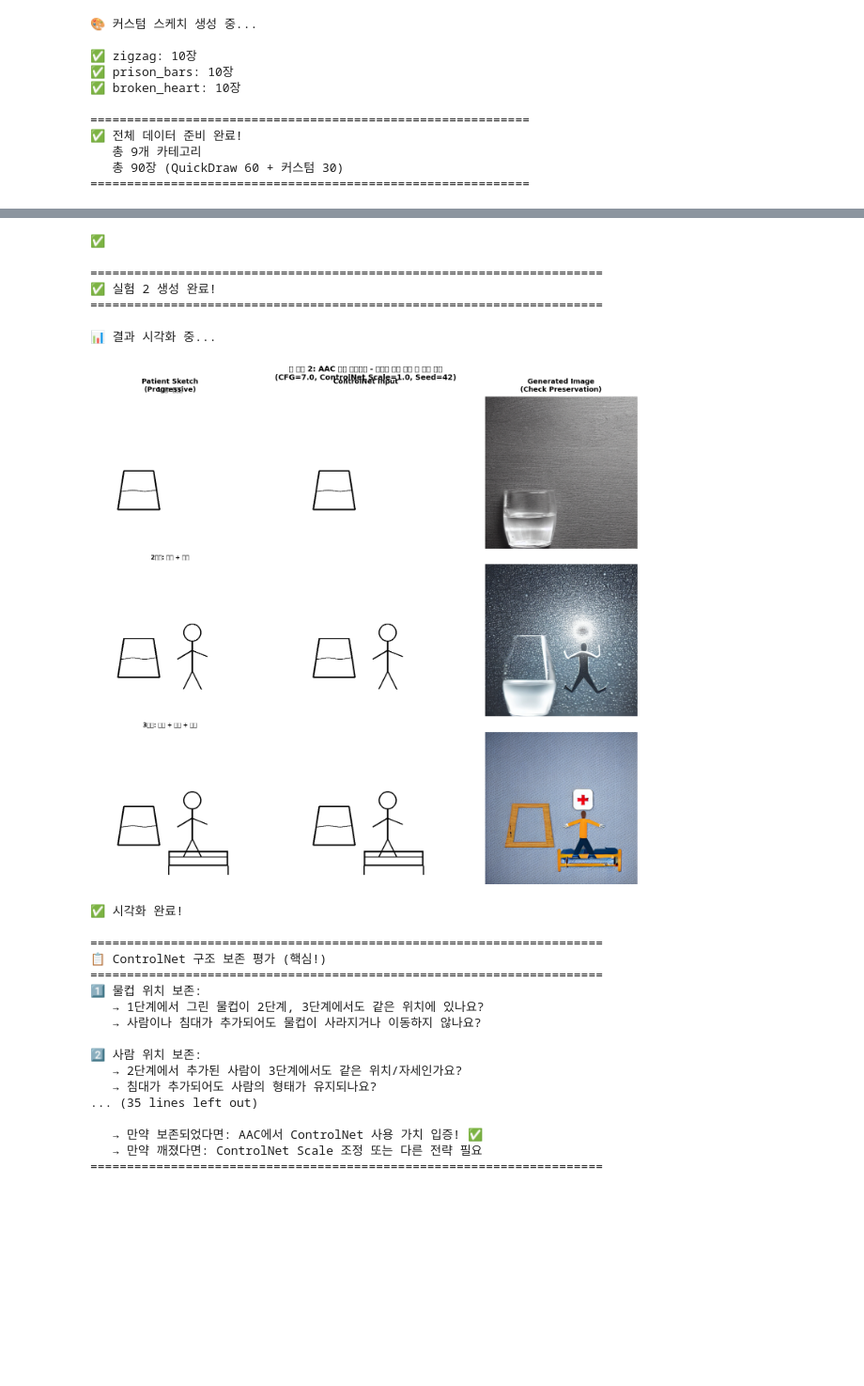
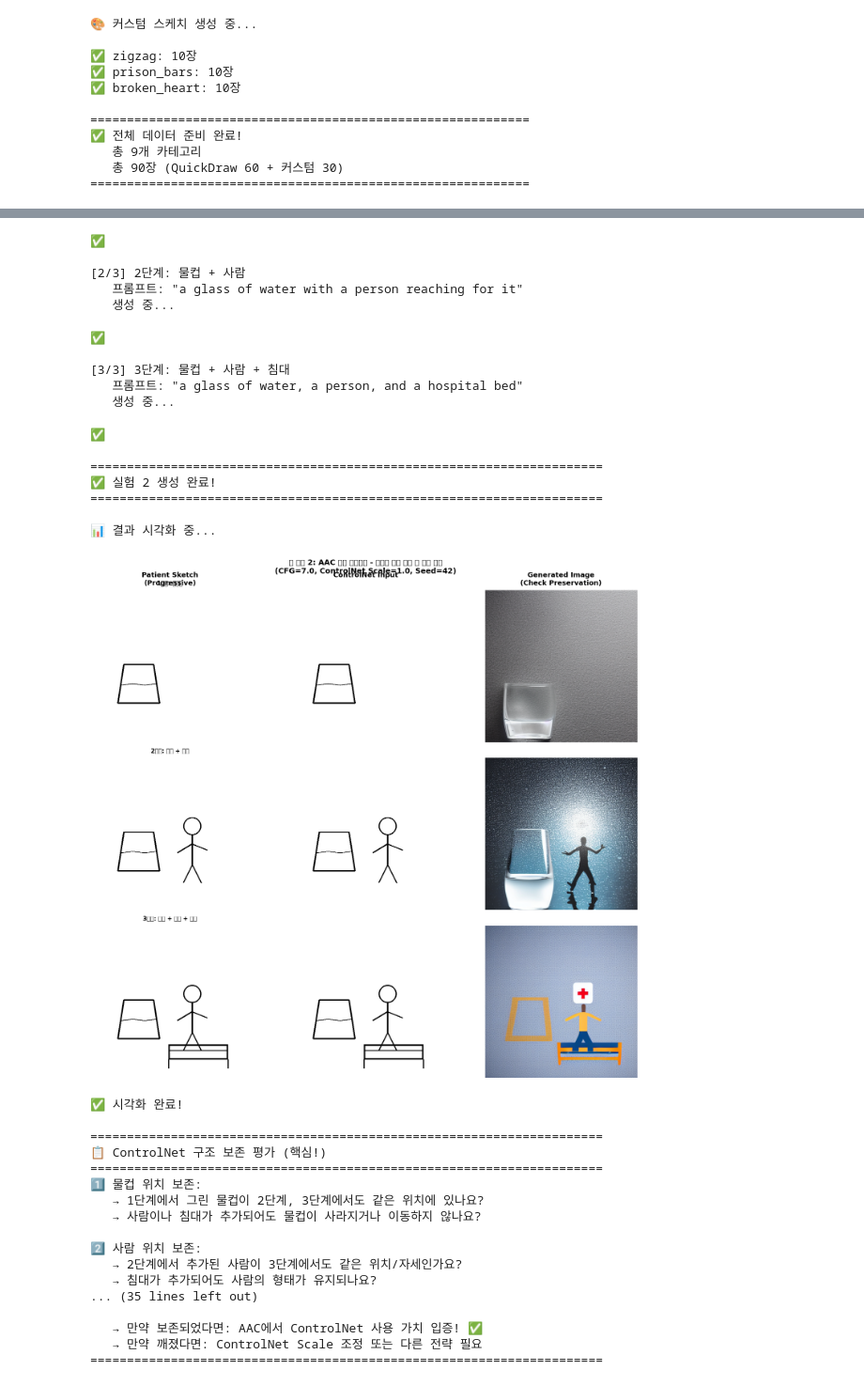
Before and after one commit to HyunjuYun1009/KUBIG_26_1_DL_2team, a Jupyter notebook: code/260212_test2.ipynb, the cells around one changed output, grey strips where cells are left out. Shown at 94% size. Cells and saved outputs as stored; diff of their text form; code cells hidden in the pictures; blank space fills up the shorter version.

```diff
--- a/code/260212_test2.ipynb
+++ b/code/260212_test2.ipynb
@@ -394,6 +391,24 @@ print(f"{'='*60}")
 from PIL import Image, ImageDraw
 import numpy as np
 import matplotlib.pyplot as plt
+
+# 필요한 라이브러리 임포트 및 파이프라인 초기화
+import torch
+from diffusers import StableDiffusionControlNetPipeline, ControlNetModel, UniPCMultistepScheduler
+
+# ControlNet 모델 로드
+controlnet = ControlNetModel.from_pretrained("lllyasviel/control_v11p_sd15_scribble", torch_dtype=torch.float16)
+
+# Stable Diffusion ControlNet 파이프라인 로드
+pipe = StableDiffusionControlNetPipeline.from_pretrained(
+    "runwayml/stable-diffusion-v1-5", controlnet=controlnet, torch_dtype=torch.float16
+)
+
+# 스케줄러 설정 (더 빠른 생성을 위함)
+pipe.scheduler = UniPCMultistepScheduler.from_config(pipe.scheduler.config)
+
+# GPU로 파이프라인 이동
+pipe.to("cuda")
 
 print("\n" + "="*70)
 print("🧪 실험 2: AAC 복합 의사소통 - 점진적 요소 추가 시 구조 보존")
@@ -670,26 +689,36 @@ print("="*70)
    생성 중...
 ✅
 
-======================================================================
-✅ 실험 2 생성 완료!
-======================================================================
-
-📊 결과 시각화 중...
+[2/3] 2단계: 물컵 + 사람
+   프롬프트: "a glass of water with a person reaching for it"
+   생성 중...
+✅
+
+[3/3] 3단계: 물컵 + 사람 + 침대
+   프롬프트: "a glass of water, a person, and a hospital bed"
+   생성 중...
+✅
+
+======================================================================
+✅ 실험 2 생성 완료!
+======================================================================
+
+📊 결과 시각화 중...
-[figure, old version]
+[figure, new version]
-✅ 시각화 완료!
-
-======================================================================
-📋 ControlNet 구조 보존 평가 (핵심!)
-======================================================================
-1️⃣ 물컵 위치 보존:
-   → 1단계에서 그린 물컵이 2단계, 3단계에서도 같은 위치에 있나요?
-   → 사람이나 침대가 추가되어도 물컵이 사라지거나 이동하지 않나요?
-
-2️⃣ 사람 위치 보존:
-   → 2단계에서 추가된 사람이 3단계에서도 같은 위치/자세인가요?
-   → 침대가 추가되어도 사람의 형태가 유지되나요?
-... (35 lines left out)
-
-   → 만약 보존되었다면: AAC에서 ControlNet 사용 가치 입증! ✅
-   → 만약 깨졌다면: ControlNet Scale 조정 또는 다른 전략 필요
-======================================================================
+✅ 시각화 완료!
+
+======================================================================
+📋 ControlNet 구조 보존 평가 (핵심!)
+======================================================================
+1️⃣ 물컵 위치 보존:
+   → 1단계에서 그린 물컵이 2단계, 3단계에서도 같은 위치에 있나요?
+   → 사람이나 침대가 추가되어도 물컵이 사라지거나 이동하지 않나요?
+
+2️⃣ 사람 위치 보존:
+   → 2단계에서 추가된 사람이 3단계에서도 같은 위치/자세인가요?
+   → 침대가 추가되어도 사람의 형태가 유지되나요?
+... (35 lines left out)
+
+   → 만약 보존되었다면: AAC에서 ControlNet 사용 가치 입증! ✅
+   → 만약 깨졌다면: ControlNet Scale 조정 또는 다른 전략 필요
+======================================================================
```
Also changed, not shown: parts of 3 cells of this notebook, 1 other file.
